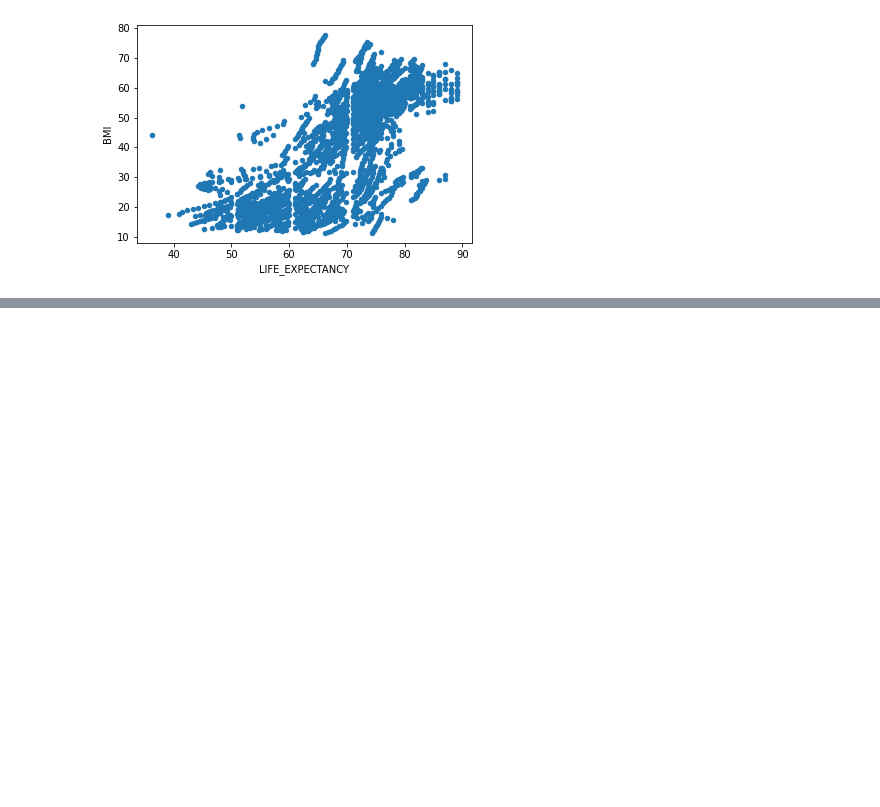
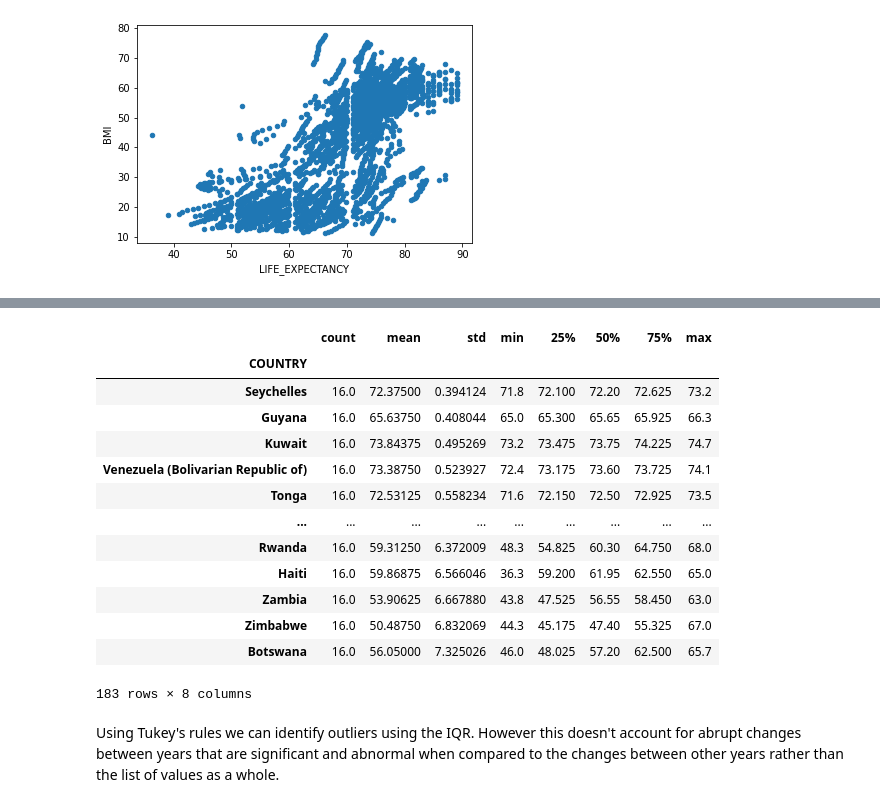
Before and after one commit to HoManCode/Group2-SIT307, a Jupyter notebook: A2 Dataset.ipynb, the cells around one changed output, grey strips where cells are left out. Saved outputs shown, nothing was run; the diff lists cells and outputs as text; code cells hidden in the pictures; blank space fills up the shorter version.

```diff
--- a/A2 Dataset.ipynb
+++ b/A2 Dataset.ipynb
@@ -656,0 +776,20 @@ Scatterplots showing rectified outliers.
+# %%
+means = life_df.groupby('COUNTRY')['LIFE_EXPECTANCY'].describe()
+means.sort_values(by=['std'])
+# %% [output]
+|  | count | mean | std | min | 25% | 50% | 75% | max |
+| COUNTRY |  |  |  |  |  |  |  |  |
+| Seychelles | 16.0 | 72.37500 | 0.394124 | 71.8 | 72.100 | 72.20 | 72.625 | 73.2 |
+| Guyana | 16.0 | 65.63750 | 0.408044 | 65.0 | 65.300 | 65.65 | 65.925 | 66.3 |
+| Kuwait | 16.0 | 73.84375 | 0.495269 | 73.2 | 73.475 | 73.75 | 74.225 | 74.7 |
+| Venezuela (Bolivarian Republic of) | 16.0 | 73.38750 | 0.523927 | 72.4 | 73.175 | 73.60 | 73.725 | 74.1 |
+| Tonga | 16.0 | 72.53125 | 0.558234 | 71.6 | 72.150 | 72.50 | 72.925 | 73.5 |
+| ... | ... | ... | ... | ... | ... | ... | ... | ... |
+| Rwanda | 16.0 | 59.31250 | 6.372009 | 48.3 | 54.825 | 60.30 | 64.750 | 68.0 |
+| Haiti | 16.0 | 59.86875 | 6.566046 | 36.3 | 59.200 | 61.95 | 62.550 | 65.0 |
+| Zambia | 16.0 | 53.90625 | 6.667880 | 43.8 | 47.525 | 56.55 | 58.450 | 63.0 |
+| Zimbabwe | 16.0 | 50.48750 | 6.832069 | 44.3 | 45.175 | 47.40 | 55.325 | 67.0 |
+| Botswana | 16.0 | 56.05000 | 7.325026 | 46.0 | 48.025 | 57.20 | 62.500 | 65.7 |
+183 rows × 8 columns
+# %% [markdown]
+Using Tukey's rules we can identify outliers using the IQR. However this doesn't account for abrupt changes between years that are significant and abnormal when compared to the changes between other years rather than the list of values as a whole.
```
Also changed, not shown: parts of 12 cells of this notebook.
